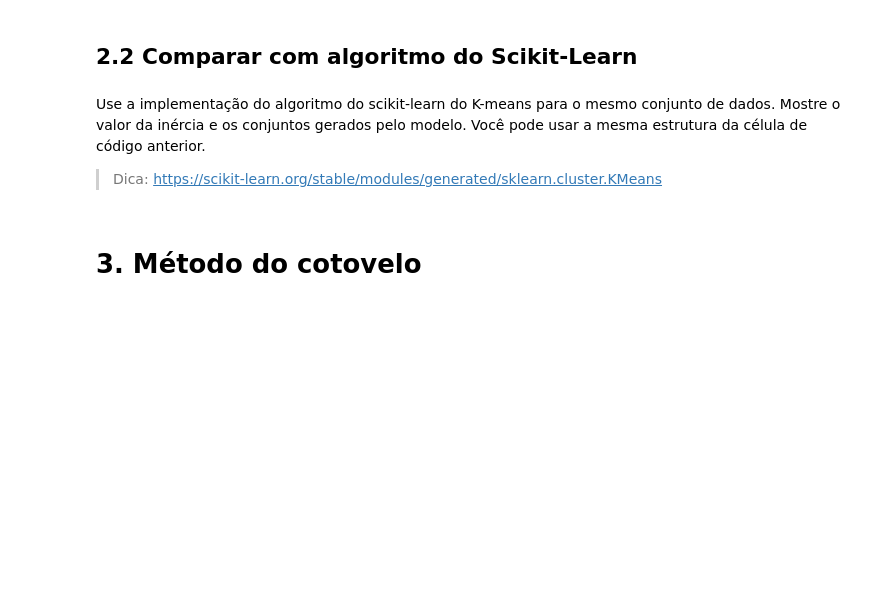
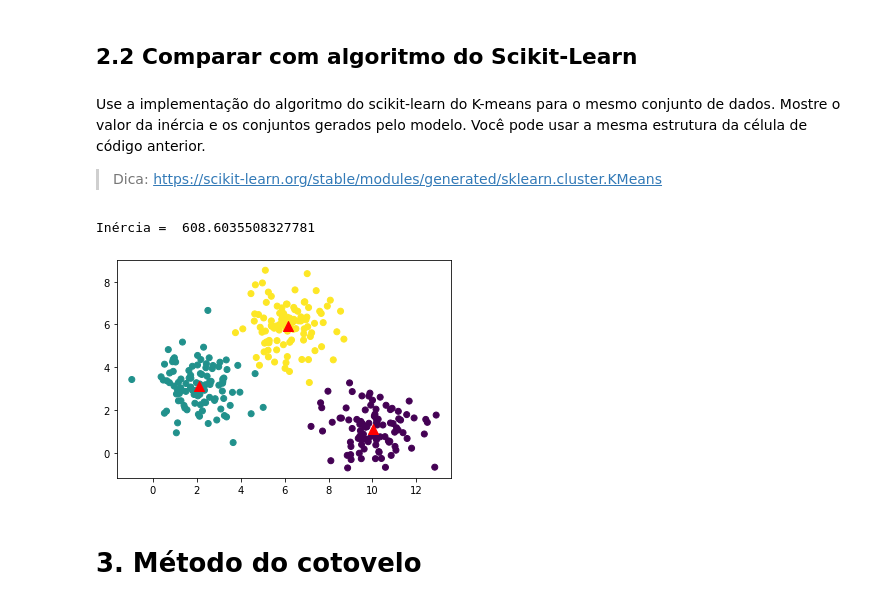
Before and after one commit to Gustavo-Sousa/kmeans_intro, a Jupyter notebook: Notebook_KMeans_Assignment.ipynb, the cells around one changed output. Saved outputs shown, nothing was run; the diff lists cells and outputs as text; code cells hidden in the pictures; blank space fills up the shorter version.

```diff
--- a/Notebook_KMeans_Assignment.ipynb
+++ b/Notebook_KMeans_Assignment.ipynb
@@ -409,3 +409,14 @@ Use a implementação do algoritmo do scikit-learn do K-means para o mesmo conju
+# %%
+KMeans = skc.KMeans(n_clusters=3)
+KMeans.fit(dataset)
+print("Inércia = ", KMeans.inertia_)
+plt.scatter(dataset[:,0], dataset[:,1], c=KMeans.labels_)
+plt.scatter(KMeans.cluster_centers_[:,0],
+            KMeans.cluster_centers_[:,1], marker='^', c='red', s=100)
+plt.show()
+# %% [output]
+Inércia =  608.6035508327781
+[figure, added]
 # %% [markdown]
 # 3. Método do cotovelo
 # %% [markdown]
```
Also changed, not shown: parts of 14 cells of this notebook.
